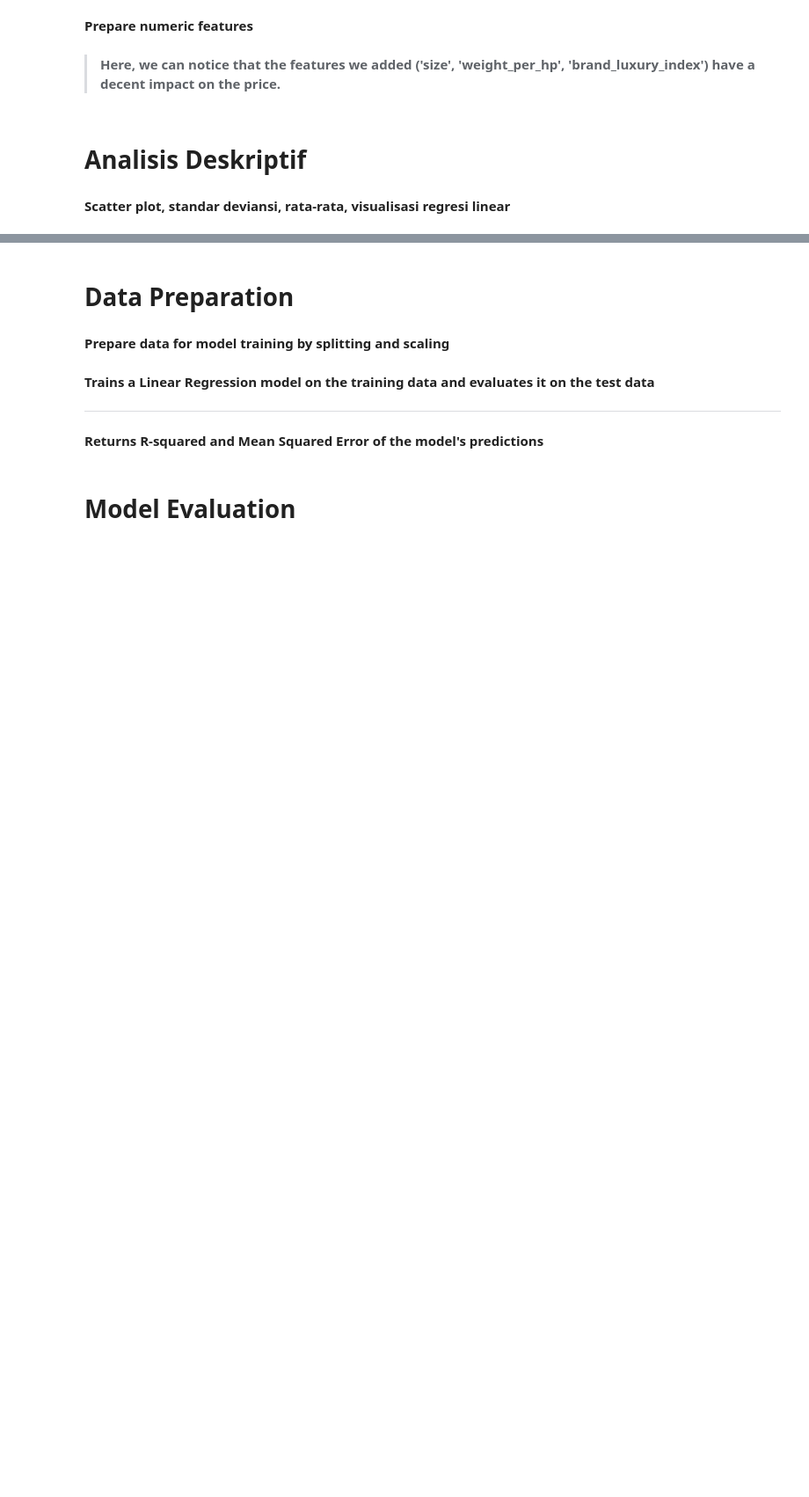
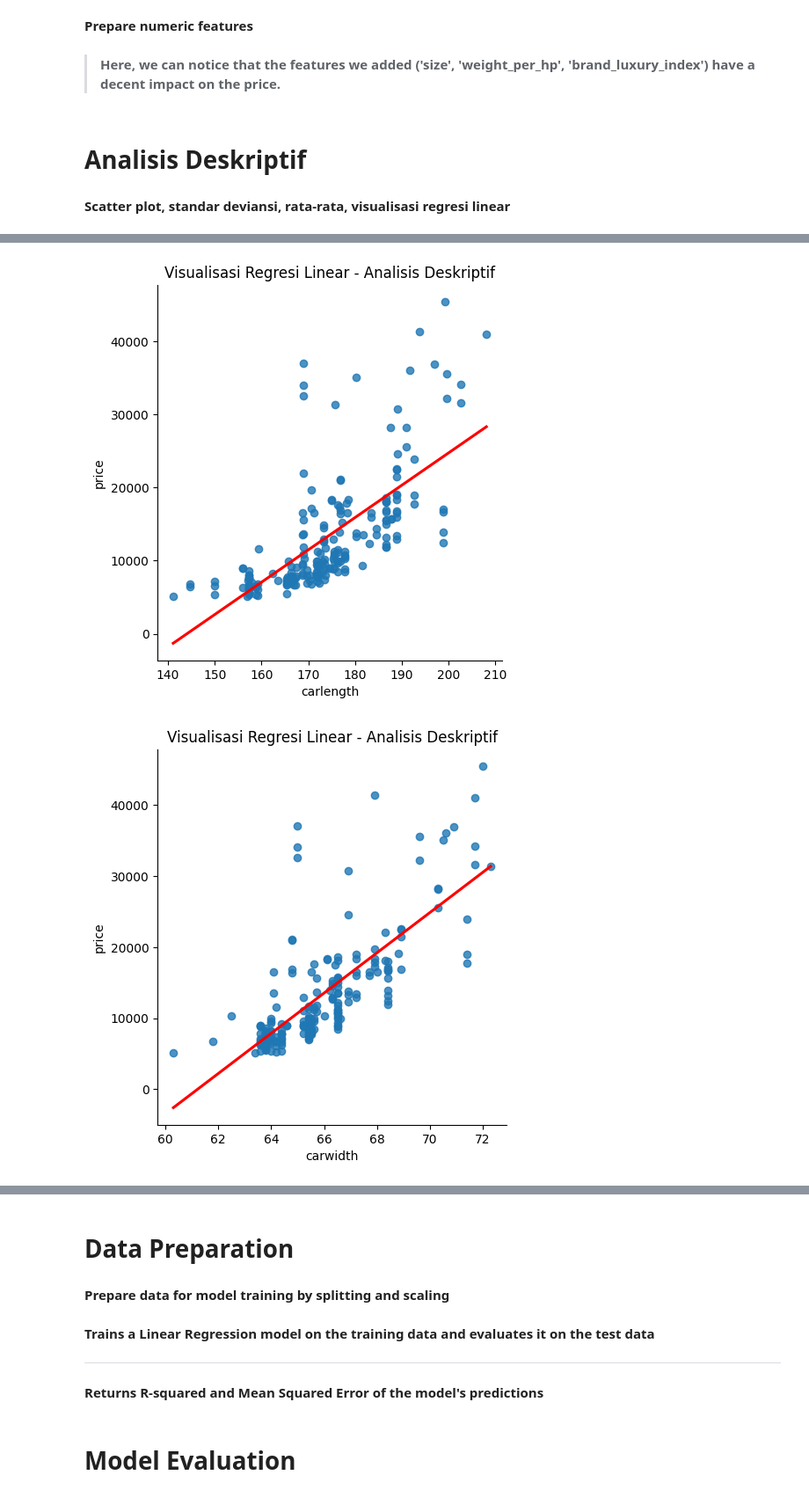
Before and after one commit to luminolous/fp-alin-car_price_linearRegression, a Jupyter notebook: car-price-prediction-95-accuracy-achieved.ipynb, the cells around one changed output, grey strips where cells are left out. Shown at 88% size. Saved outputs shown, nothing was run; the diff lists cells and outputs as text; code cells hidden in the pictures; blank space fills up the shorter version.

```diff
--- a/car-price-prediction-95-accuracy-achieved.ipynb
+++ b/car-price-prediction-95-accuracy-achieved.ipynb
@@ -219,0 +282,13 @@ fig.show()
+# %%
+x = ['carlength', 'carwidth', 'carheight']
+y = 'price'
+
+for i in x:
+    sns.lmplot(x=i, y=y, data=data_encoded, ci=None, line_kws={"color":"red"})
+    plt.title("Visualisasi Regresi Linear - Analisis Deskriptif")
+    # plt.xlabel(f'{i}')
+    # plt.ylabel(f'{y}')
+    plt.show()
+# %% [output]
+[figure, added]
+[figure, added]
```
Also changed, not shown: parts of 9 cells of this notebook.
